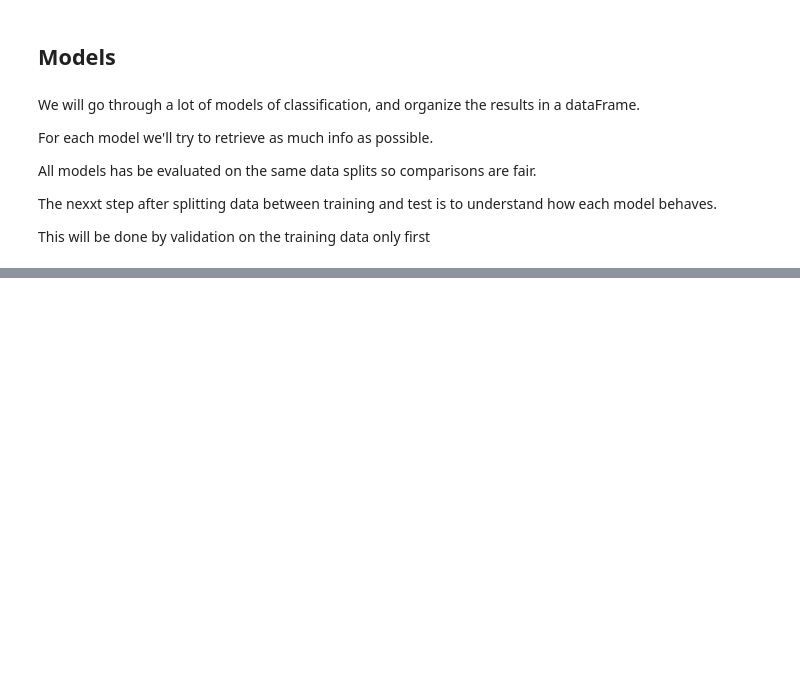
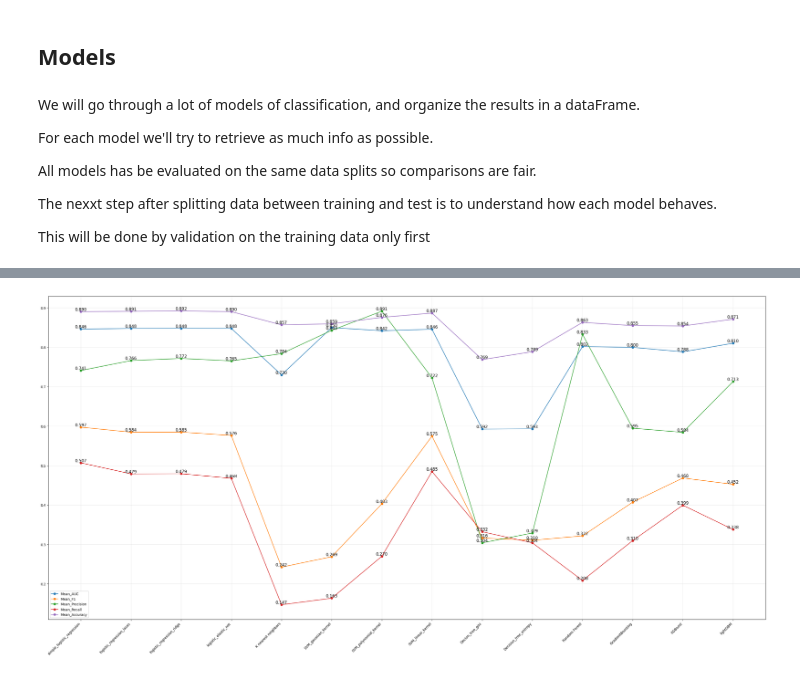
Before and after one commit to ZakariaElKazdam/Attrition-detection, a Jupyter notebook: Modeling.ipynb, the cells around one changed output, grey strips where cells are left out. Saved outputs shown, nothing was run; the diff lists cells and outputs as text; code cells hidden in the pictures; blank space fills up the shorter version.

```diff
--- a/Modeling.ipynb
+++ b/Modeling.ipynb
@@ -95,0 +175,27 @@ results
+# %%
+plt.figure(figsize=(30, 15))
+
+models = results.index.tolist()
+x = np.arange(len(models))
+
+for col in results.columns:
+    y = results[col].values
+    plt.plot(x, y, marker='o', label=col)
+
+    # 🔢 annotate values
+    for i, val in enumerate(y):
+        plt.text(
+            i, val,
+            f"{val:.3f}",
+            fontsize=12,
+            ha='center',
+            va='bottom'
+        )
+
+plt.xticks(x, models, rotation=45, ha="right")
+plt.legend()
+plt.grid(alpha=0.3)
+plt.tight_layout()
+plt.show()
+# %% [output]
+[figure, added]
```
Also changed, not shown: parts of 17 cells of this notebook, 1 other file.
